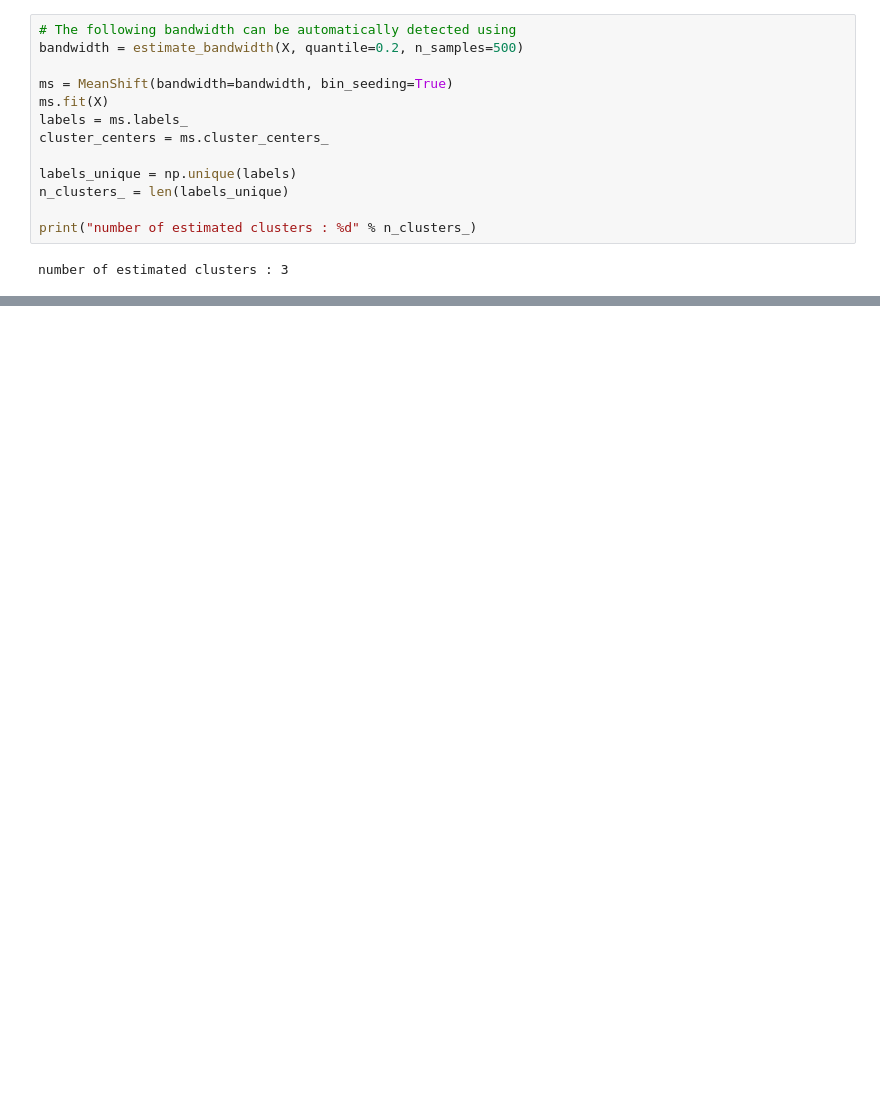
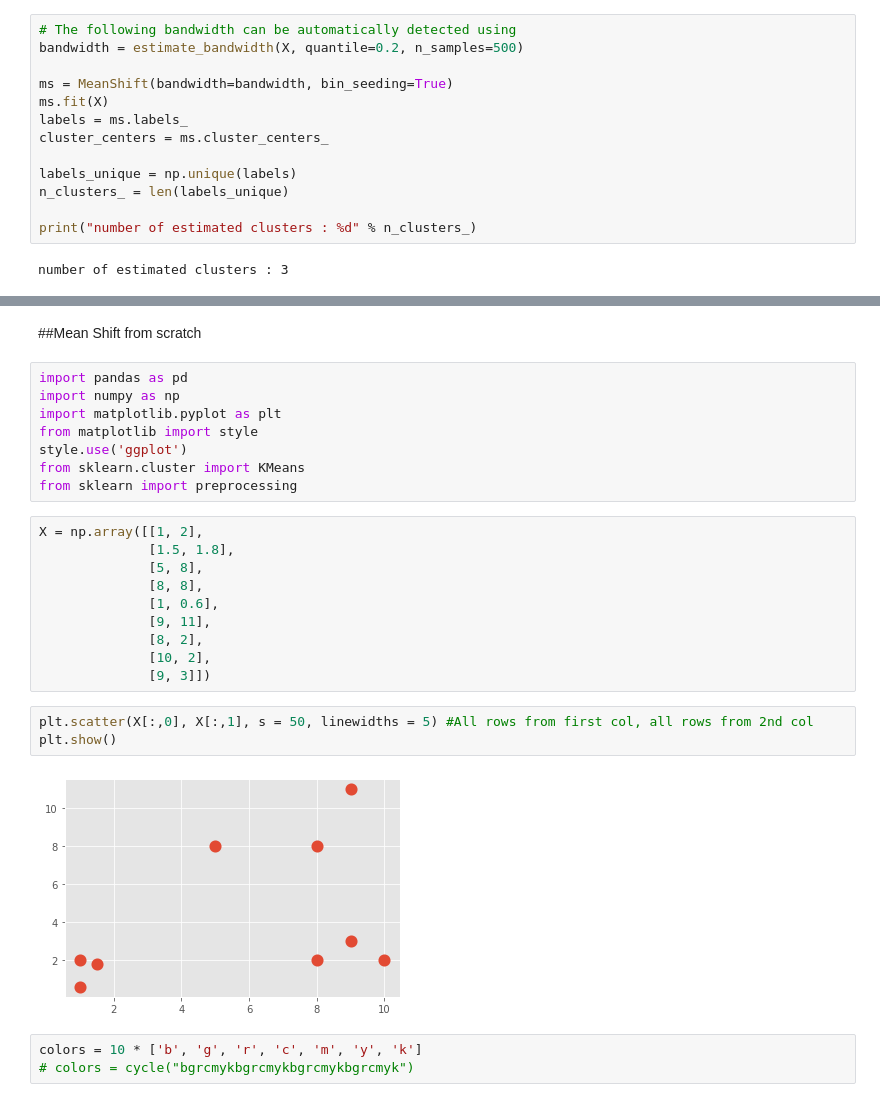
Before and after one commit to leadeeerq/machine-learning, a Jupyter notebook: ML_MeanShift.ipynb, the cells around one changed output, grey strips where cells are left out. Cells and saved outputs as stored; diff of their text form; blank space fills up the shorter version.

```diff
--- a/ML_MeanShift.ipynb
+++ b/ML_MeanShift.ipynb
@@ -219,0 +225,28 @@ plt.show()
+# %% [markdown]
+##Mean Shift from scratch
+# %%
+import pandas as pd
+import numpy as np
+import matplotlib.pyplot as plt
+from matplotlib import style
+style.use('ggplot')
+from sklearn.cluster import KMeans
+from sklearn import preprocessing
+# %%
+X = np.array([[1, 2],
+              [1.5, 1.8],
+              [5, 8],
+              [8, 8],
+              [1, 0.6],
+              [9, 11],
+              [8, 2],
+              [10, 2],
+              [9, 3]])
+# %%
+plt.scatter(X[:,0], X[:,1], s = 50, linewidths = 5) #All rows from first col, all rows from 2nd col
+plt.show()
+# %% [output]
+[figure, added]
+# %%
+colors = 10 * ['b', 'g', 'r', 'c', 'm', 'y', 'k']
+# colors = cycle("bgrcmykbgrcmykbgrcmykbgrcmyk")
```
Also changed, not shown: parts of 18 cells of this notebook.
